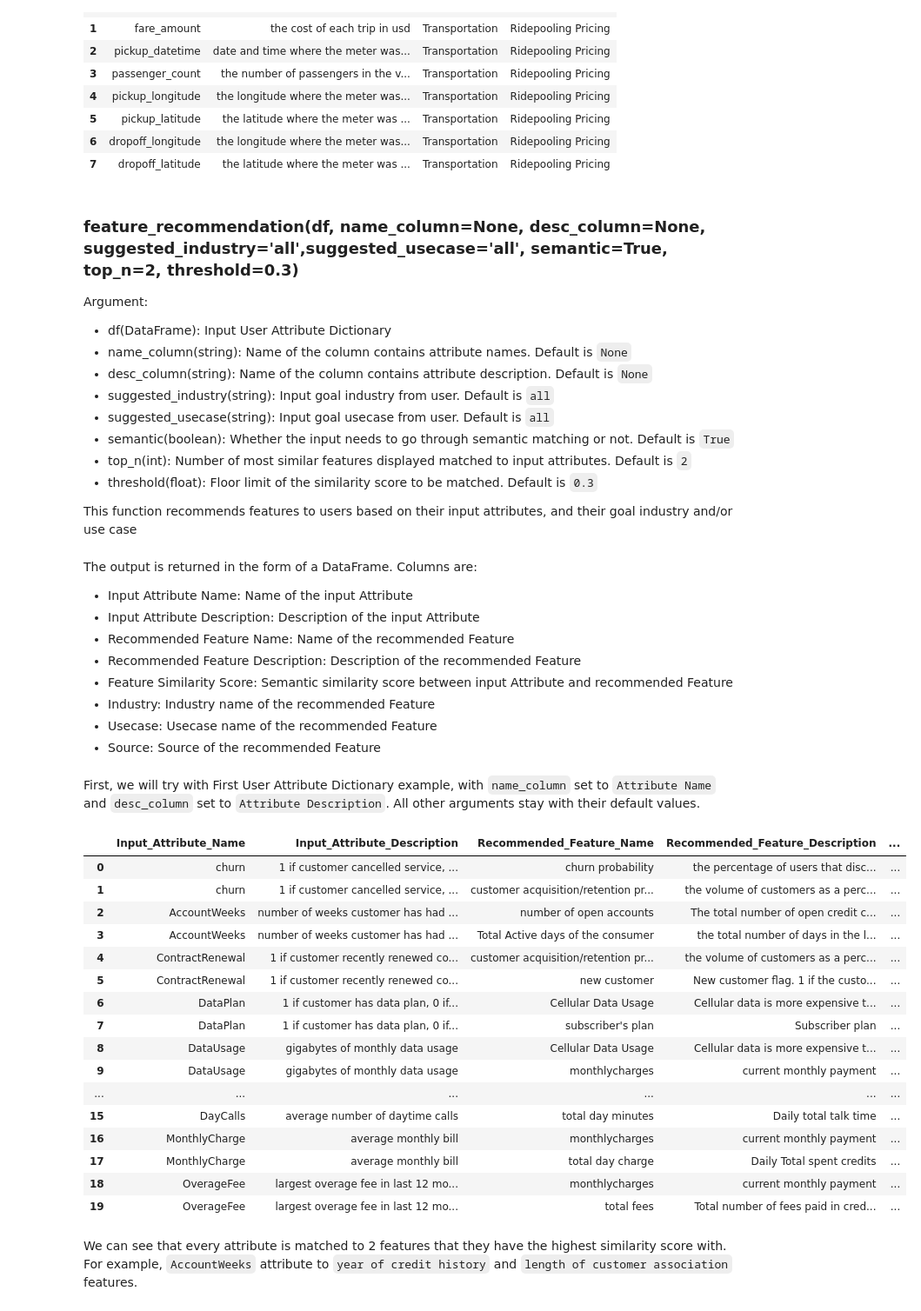
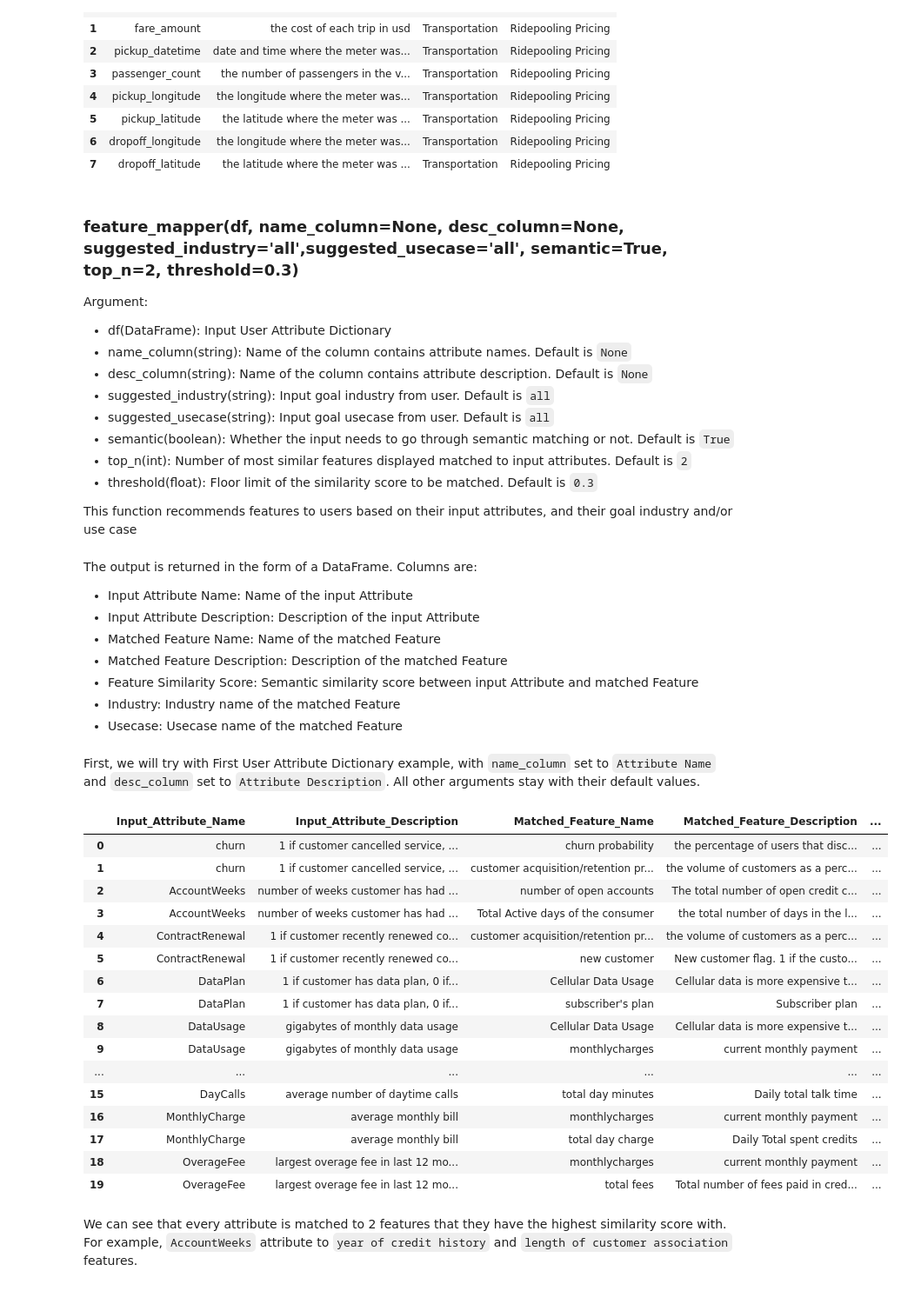
Before and after one commit to anovos/anovos, a Jupyter notebook: examples/notebooks/feature_recommender_demo.ipynb, the cells around one changed output. Shown at 87% size. Cells and saved outputs as stored; diff of their text form; code cells hidden in the pictures.

```diff
--- a/examples/notebooks/feature_recommender_demo.ipynb
+++ b/examples/notebooks/feature_recommender_demo.ipynb
@@ -390,7 +390,7 @@ df_attr_2
 | 6 | dropoff_longitude | the longitude where the meter was... | Transportation | Ridepooling Pricing |
 | 7 | dropoff_latitude | the latitude where the meter was ... | Transportation | Ridepooling Pricing |
 # %% [markdown]
-### feature_recommendation(df, name_column=None, desc_column=None, suggested_industry='all',suggested_usecase='all', semantic=True, top_n=2, threshold=0.3)
+### feature_mapper(df, name_column=None, desc_column=None, suggested_industry='all',suggested_usecase='all', semantic=True, top_n=2, threshold=0.3)
 Argument:
 - df(DataFrame): Input User Attribute Dictionary
 - name_column(string): Name of the column contains attribute names. Default is `None`
@@ -404,21 +404,19 @@ Argument:
 This function recommends features to users based on their input attributes, and their goal industry and/or use case
 # %% [markdown]
 The output is returned in the form of a DataFrame. Columns are:
-
 - Input Attribute Name: Name of the input Attribute
 - Input Attribute Description: Description of the input Attribute
-- Recommended Feature Name: Name of the recommended Feature
-- Recommended Feature Description: Description of the recommended Feature
-- Feature Similarity Score: Semantic similarity score between input Attribute and recommended Feature
-- Industry: Industry name of the recommended Feature
-- Usecase: Usecase name of the recommended Feature
-- Source: Source of the recommended Feature
+- Matched Feature Name: Name of the matched Feature
+- Matched Feature Description: Description of the matched Feature
+- Feature Similarity Score: Semantic similarity score between input Attribute and matched Feature
+- Industry: Industry name of the matched Feature
+- Usecase: Usecase name of the matched Feature
 # %% [markdown]
 First, we will try with First User Attribute Dictionary example, with `name_column` set to `Attribute Name` and `desc_column` set to `Attribute Description`. All other arguments stay with their default values.
 # %%
-feature_recommendation(df_attr_1, name_column='Attribute Name', desc_column='Attribute Description')
+feature_mapper(df_attr_1, name_column='Attribute Name', desc_column='Attribute Description')
 # %% [output]
-|  | Input_Attribute_Name | Input_Attribute_Description | Recommended_Feature_Name | Recommended_Feature_Description | ... |
+|  | Input_Attribute_Name | Input_Attribute_Description | Matched_Feature_Name | Matched_Feature_Description | ... |
 | 0 | churn | 1 if customer cancelled service, ... | churn probability | the percentage of users that disc... | ... |
 | 1 | churn | 1 if customer cancelled service, ... | customer acquisition/retention pr... | the volume of customers as a perc... | ... |
 | 2 | AccountWeeks | number of weeks customer has had ... | number of open accounts | The total number of open credit c... | ... |
```
Also changed, not shown: parts of 15 cells of this notebook, 1 other file.
